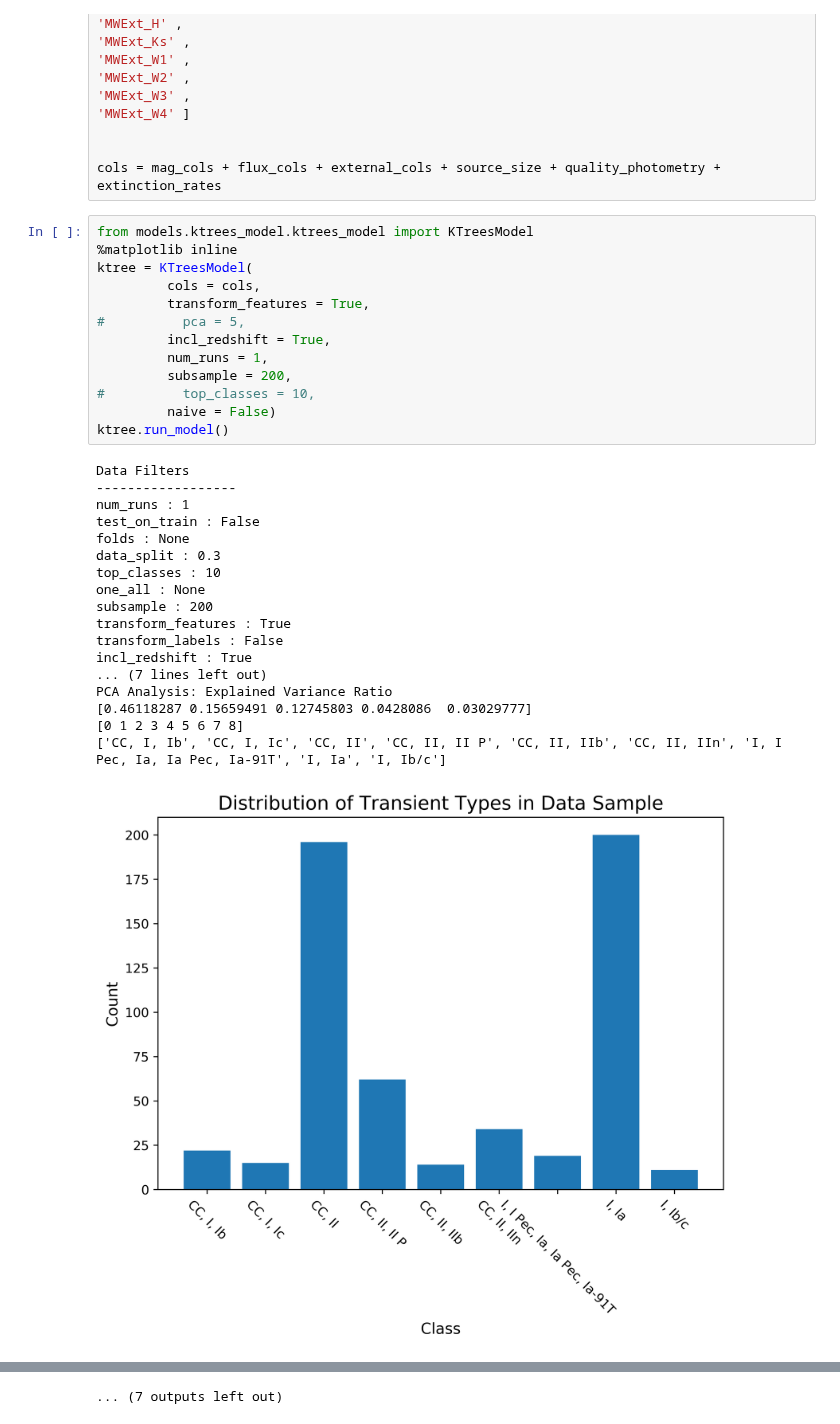
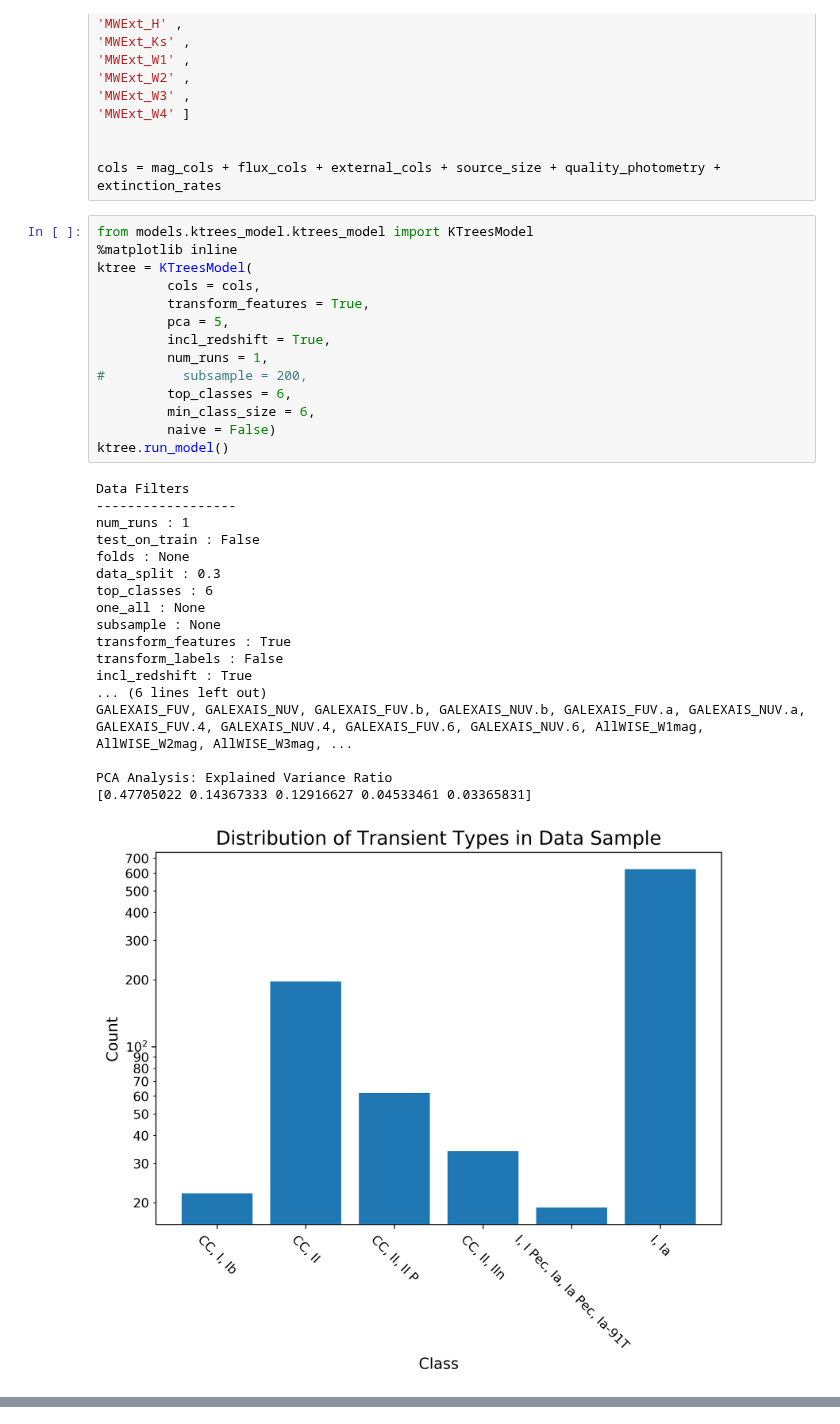
Before and after one commit to marinakiseleva/thex_model, a Jupyter notebook: notebooks/K-Tree Py 3.ipynb, the cells around one changed output, grey strips where cells are left out. Saved outputs shown, nothing was run; the diff lists cells and outputs as text.

```diff
--- a/notebooks/K-Tree Py 3.ipynb
+++ b/notebooks/K-Tree Py 3.ipynb
@@ -65,32 +65,33 @@ cols = mag_cols + flux_cols + external_cols + source_size + quality_photometry +
 # %%
 from models.ktrees_model.ktrees_model import KTreesModel
 %matplotlib inline
 ktree = KTreesModel(
          cols = cols,
          transform_features = True,
-#          pca = 5,
+         pca = 5,
          incl_redshift = True,
          num_runs = 1,
-         subsample = 200,
-#          top_classes = 10,
+#          subsample = 200,
+         top_classes = 6,
+         min_class_size = 6,
          naive = False)
 ktree.run_model()
 # %% [output]
 Data Filters
 ------------------
 num_runs : 1
 test_on_train : False
 folds : None
 data_split : 0.3
-top_classes : 10
+top_classes : 6
 one_all : None
-subsample : 200
+subsample : None
 transform_features : True
 transform_labels : False
 incl_redshift : True
-... (7 lines left out)
+... (6 lines left out)
+GALEXAIS_FUV, GALEXAIS_NUV, GALEXAIS_FUV.b, GALEXAIS_NUV.b, GALEXAIS_FUV.a, GALEXAIS_NUV.a, GALEXAIS_FUV.4, GALEXAIS_NUV.4, GALEXAIS_FUV.6, GALEXAIS_NUV.6, AllWISE_W1mag, AllWISE_W2mag, AllWISE_W3mag, ...
+
 PCA Analysis: Explained Variance Ratio
-[0.46118287 0.15659491 0.12745803 0.0428086  0.03029777]
-[0 1 2 3 4 5 6 7 8]
-['CC, I, Ib', 'CC, I, Ic', 'CC, II', 'CC, II, II P', 'CC, II, IIb', 'CC, II, IIn', 'I, I Pec, Ia, Ia Pec, Ia-91T', 'I, Ia', 'I, Ib/c']
+[0.47705022 0.14367333 0.12916627 0.04533461 0.03365831]
-[figure, old version]
+[figure, new version]
@@ -123 +117,0 @@ Params for class Ic
-... (7 outputs left out)
```
Also changed, not shown: parts of 1 cell of this notebook, 13 other files.
